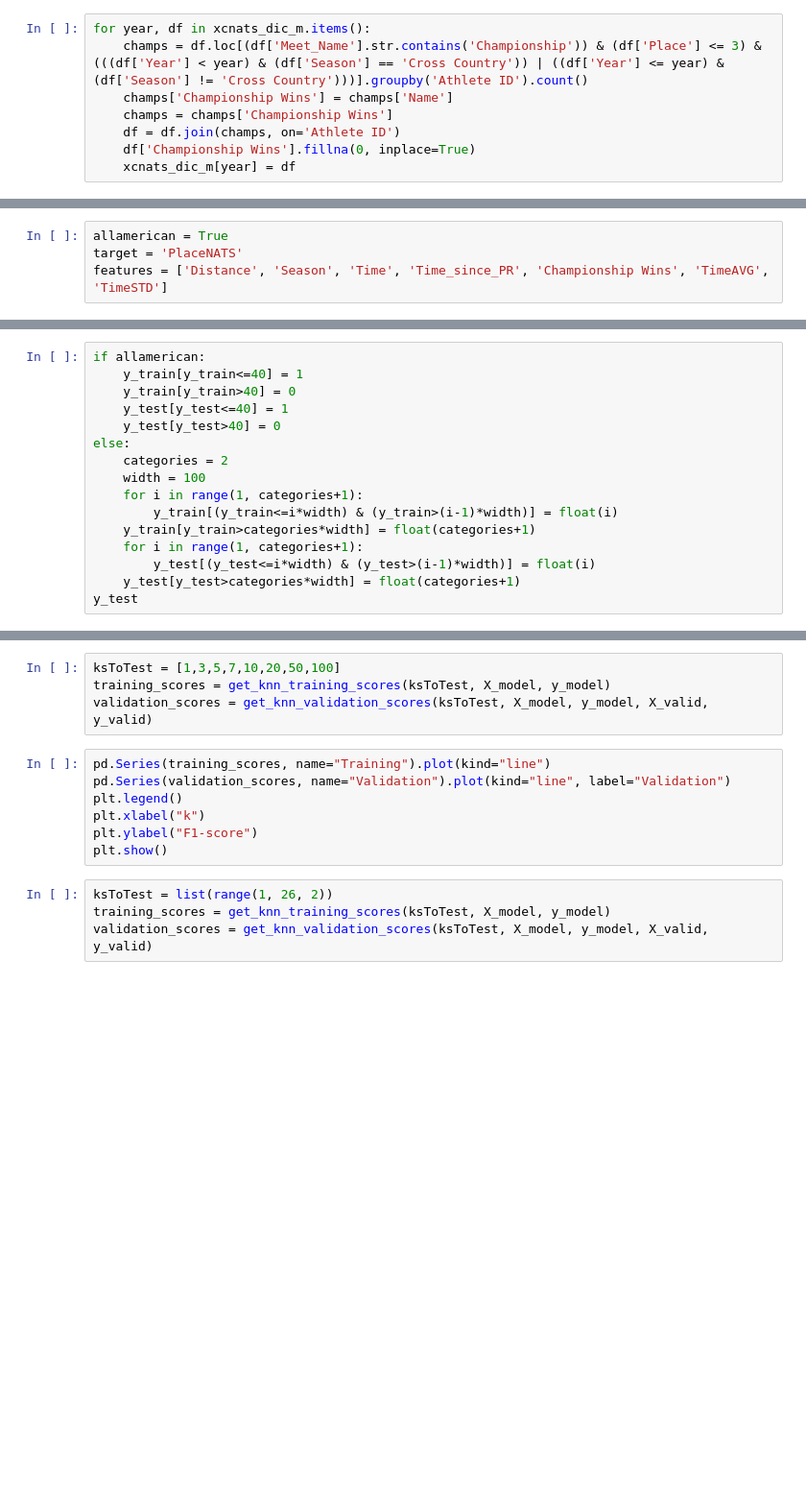
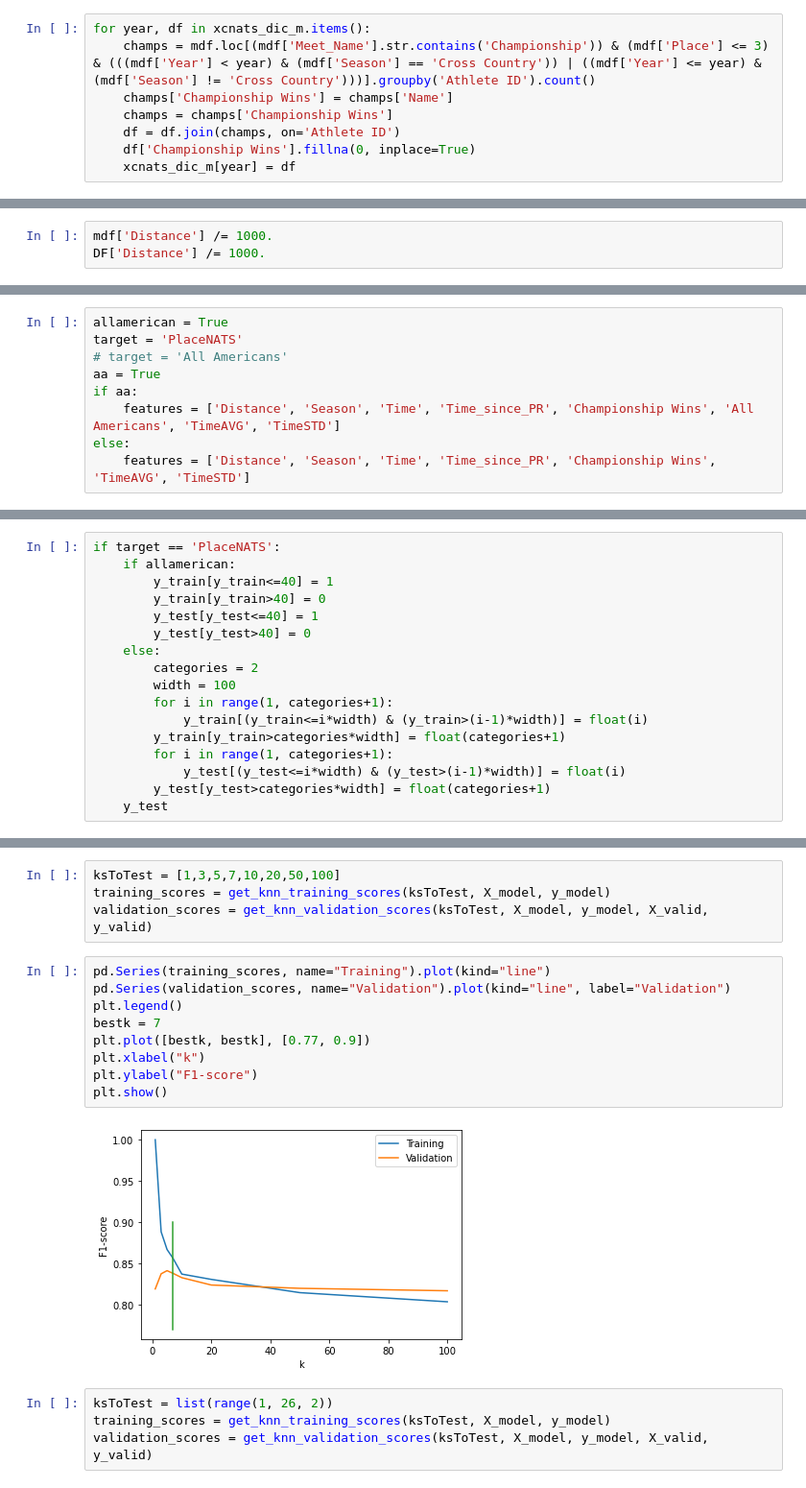
Before and after one commit to LukeJSD/ML-Play-With-Data, a Jupyter notebook: examine_data.ipynb, the cells around one changed output, grey strips where cells are left out. Shown at 96% size. Saved outputs shown, nothing was run; the diff lists cells and outputs as text; blank space fills up the shorter version.

```diff
--- a/examine_data.ipynb
+++ b/examine_data.ipynb
@@ -90,7 +90,7 @@ if resvar:
     assert len(mdf.loc[(mdf['Name']=='KALE ADAMS') & (mdf['Season']=='Cross Country') & (mdf['Year'] < 2019)]) == len(xcnats_dic_m[2019].loc[(xcnats_dic_m[2019]['Name']=='KALE ADAMS') & (xcnats_dic_m[2019]['Season']=='Cross Country')])
 # %%
 for year, df in xcnats_dic_m.items():
-    champs = df.loc[(df['Meet_Name'].str.contains('Championship')) & (df['Place'] <= 3) & (((df['Year'] < year) & (df['Season'] == 'Cross Country')) | ((df['Year'] <= year) & (df['Season'] != 'Cross Country')))].groupby('Athlete ID').count()
+    champs = mdf.loc[(mdf['Meet_Name'].str.contains('Championship')) & (mdf['Place'] <= 3) & (((mdf['Year'] < year) & (mdf['Season'] == 'Cross Country')) | ((mdf['Year'] <= year) & (mdf['Season'] != 'Cross Country')))].groupby('Athlete ID').count()
     champs['Championship Wins'] = champs['Name']
     champs = champs['Championship Wins']
     df = df.join(champs, on='Athlete ID')
@@ -138,6 +117,9 @@ year = 2020
 xc = inv_map['Cross Country']
 # %%
 mdf, _ = utils.make_dummy_col(mdf, 'Season', dic=seasondic)
+# %%
+mdf['Distance'] /= 1000.
+DF['Distance'] /= 1000.
 # %%
 print('mdf', mdf.shape)
 for k, v in xcnats_dic_m.items():
@@ -234,25 +199,31 @@ def get_knn_validation_scores(ks, model_features, model_labels, validation_featu
 # %%
 allamerican = True
 target = 'PlaceNATS'
-features = ['Distance', 'Season', 'Time', 'Time_since_PR', 'Championship Wins', 'TimeAVG', 'TimeSTD']
+# target = 'All Americans'
+aa = True
+if aa:
+    features = ['Distance', 'Season', 'Time', 'Time_since_PR', 'Championship Wins', 'All Americans', 'TimeAVG', 'TimeSTD']
+else:
+    features = ['Distance', 'Season', 'Time', 'Time_since_PR', 'Championship Wins', 'TimeAVG', 'TimeSTD']
 # %%
 X_train, X_test, y_train, y_test = utils.get_train_test(DF, target, features)
 # %%
-if allamerican:
-    y_train[y_train<=40] = 1
-    y_train[y_train>40] = 0
-    y_test[y_test<=40] = 1
-    y_test[y_test>40] = 0
-else:
-    categories = 2
-    width = 100
-    for i in range(1, categories+1):
-        y_train[(y_train<=i*width) & (y_train>(i-1)*width)] = float(i)
-    y_train[y_train>categories*width] = float(categories+1)
-    for i in range(1, categories+1):
-        y_test[(y_test<=i*width) & (y_test>(i-1)*width)] = float(i)
-    y_test[y_test>categories*width] = float(categories+1)
-y_test
+if target == 'PlaceNATS':
+    if allamerican:
+        y_train[y_train<=40] = 1
+        y_train[y_train>40] = 0
+        y_test[y_test<=40] = 1
+        y_test[y_test>40] = 0
+    else:
+        categories = 2
+        width = 100
+        for i in range(1, categories+1):
+            y_train[(y_train<=i*width) & (y_train>(i-1)*width)] = float(i)
+        y_train[y_train>categories*width] = float(categories+1)
+        for i in range(1, categories+1):
+            y_test[(y_test<=i*width) & (y_test>(i-1)*width)] = float(i)
+        y_test[y_test>categories*width] = float(categories+1)
+    y_test
 # %%
 X_model, X_valid, y_model, y_valid = train_test_split(X_train, y_train, random_state=0, test_size=0.2)
 # %%
@@ -262,10 +233,14 @@ validation_scores = get_knn_validation_scores(ksToTest, X_model, y_model, X_vali
 # %%
 pd.Series(training_scores, name="Training").plot(kind="line")
 pd.Series(validation_scores, name="Validation").plot(kind="line", label="Validation")
 plt.legend()
+bestk = 7
+plt.plot([bestk, bestk], [0.77, 0.9])
 plt.xlabel("k")
 plt.ylabel("F1-score")
 plt.show()
+# %% [output]
+[figure, added]
 # %%
 ksToTest = list(range(1, 26, 2))
 training_scores = get_knn_training_scores(ksToTest, X_model, y_model)
```
Also changed, not shown: parts of 10 cells of this notebook.
